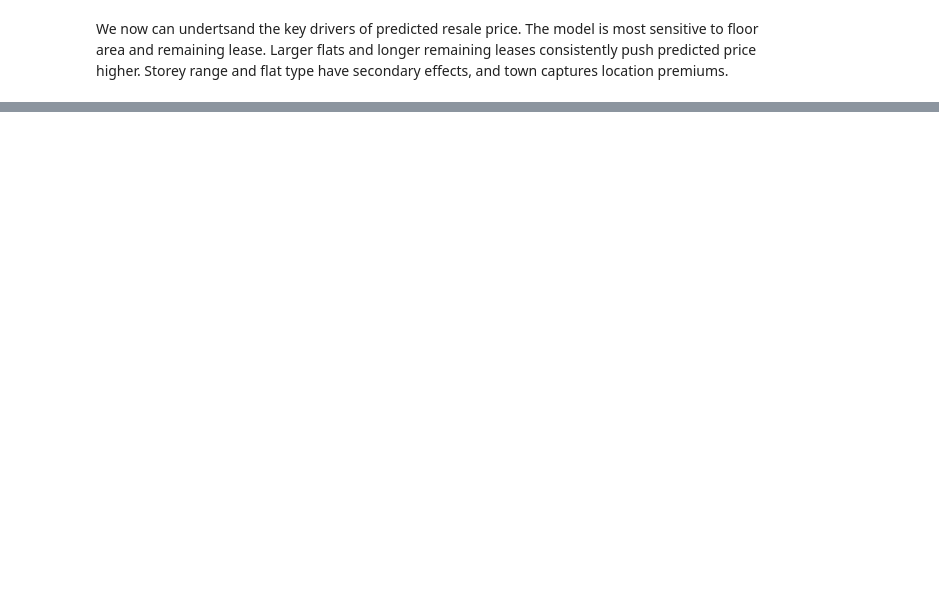
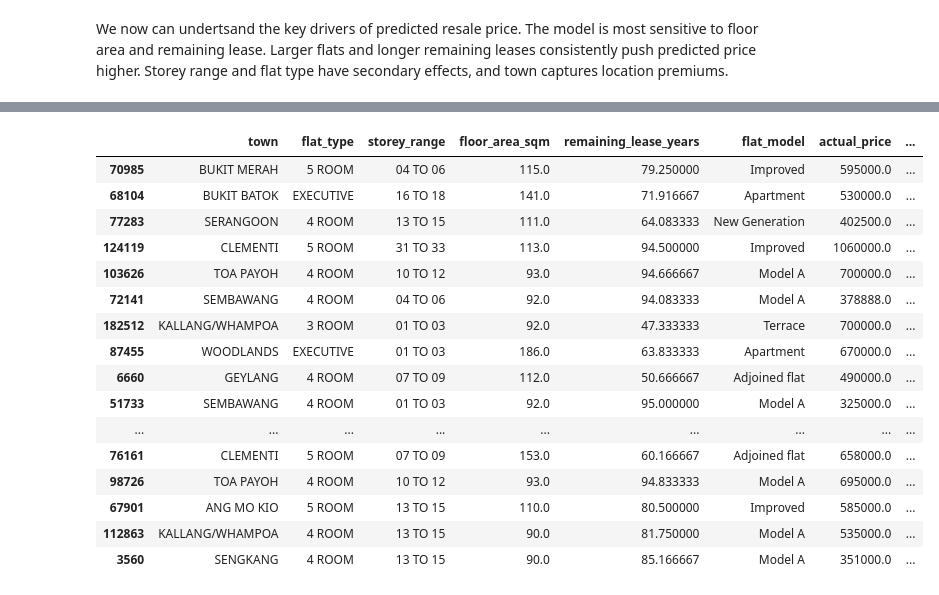
Before and after one commit to OthnielChang/hdb-resale-econometrics, a Jupyter notebook: dataAnalysis.ipynb, the cells around one changed output, grey strips where cells are left out. Cells and saved outputs as stored; diff of their text form; code cells hidden in the pictures; blank space fills up the shorter version.

```diff
--- a/dataAnalysis.ipynb
+++ b/dataAnalysis.ipynb
@@ -233,0 +237,37 @@ shap.summary_plot(shap_values, X_test_enc, feature_names=feature_names, plot_typ
+# %%
+pred = xgb_model.predict((X_test))
+
+actual_price = np.exp(y_test)
+pred_price = np.exp(pred)
+
+results = X_test.copy()
+
+results["actual_price"] = actual_price
+results["pred_price"] = pred_price
+
+#To find out percentage difference
+results["residual"] = results["actual_price"] - results["pred_price"]
+results["abs_error"] = np.abs(results["residual"])
+results["pct_error"] = results["abs_error"] / results["actual_price"]
+# %%
+# Most underpriced flats
+undervalued = results.sort_values("residual", ascending=True).head(20)
+undervalued
+# %% [output]
+|  | town | flat_type | storey_range | floor_area_sqm | remaining_lease_years | flat_model | actual_price | ... |
+| 70985 | BUKIT MERAH | 5 ROOM | 04 TO 06 | 115.0 | 79.250000 | Improved | 595000.0 | ... |
+| 68104 | BUKIT BATOK | EXECUTIVE | 16 TO 18 | 141.0 | 71.916667 | Apartment | 530000.0 | ... |
+| 77283 | SERANGOON | 4 ROOM | 13 TO 15 | 111.0 | 64.083333 | New Generation | 402500.0 | ... |
+| 124119 | CLEMENTI | 5 ROOM | 31 TO 33 | 113.0 | 94.500000 | Improved | 1060000.0 | ... |
+| 103626 | TOA PAYOH | 4 ROOM | 10 TO 12 | 93.0 | 94.666667 | Model A | 700000.0 | ... |
+| 72141 | SEMBAWANG | 4 ROOM | 04 TO 06 | 92.0 | 94.083333 | Model A | 378888.0 | ... |
+| 182512 | KALLANG/WHAMPOA | 3 ROOM | 01 TO 03 | 92.0 | 47.333333 | Terrace | 700000.0 | ... |
+| 87455 | WOODLANDS | EXECUTIVE | 01 TO 03 | 186.0 | 63.833333 | Apartment | 670000.0 | ... |
+| 6660 | GEYLANG | 4 ROOM | 07 TO 09 | 112.0 | 50.666667 | Adjoined flat | 490000.0 | ... |
+| 51733 | SEMBAWANG | 4 ROOM | 01 TO 03 | 92.0 | 95.000000 | Model A | 325000.0 | ... |
+| ... | ... | ... | ... | ... | ... | ... | ... | ... |
+| 76161 | CLEMENTI | 5 ROOM | 07 TO 09 | 153.0 | 60.166667 | Adjoined flat | 658000.0 | ... |
+| 98726 | TOA PAYOH | 4 ROOM | 10 TO 12 | 93.0 | 94.833333 | Model A | 695000.0 | ... |
+| 67901 | ANG MO KIO | 5 ROOM | 13 TO 15 | 110.0 | 80.500000 | Improved | 585000.0 | ... |
+| 112863 | KALLANG/WHAMPOA | 4 ROOM | 13 TO 15 | 90.0 | 81.750000 | Model A | 535000.0 | ... |
+| 3560 | SENGKANG | 4 ROOM | 13 TO 15 | 90.0 | 85.166667 | Model A | 351000.0 | ... |
```
Also changed, not shown: parts of 6 cells of this notebook.
